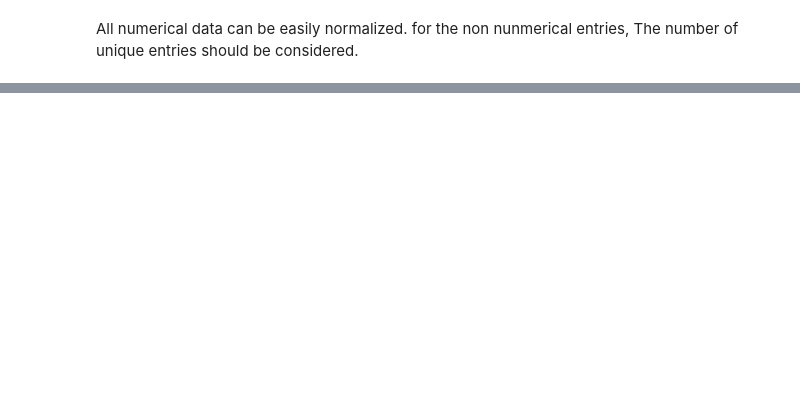
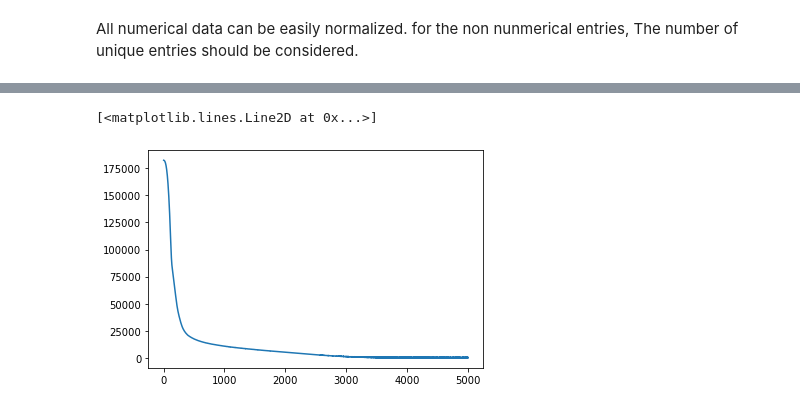
Before and after one commit to seancraven/Level-4-Masters-Project, a Jupyter notebook: Regression_House_Prices_Kaggle/Regression_Notebook.ipynb, the cells around one changed output, grey strips where cells are left out. Drawn from its saved outputs; the diff is of its cells as text; code cells hidden in the pictures; blank space fills up the shorter version.

```diff
--- a/Regression_House_Prices_Kaggle/Regression_Notebook.ipynb
+++ b/Regression_House_Prices_Kaggle/Regression_Notebook.ipynb
@@ -57,0 +52,3 @@ To do
+# %%
+train_data_x = process_input_data(train_data_x)
+val_data_x = process_input_data(val_data_x)
@@ -57,0 +67,11 @@ To do
+# %%
+def build_model():
+    model = models.Sequential()
+    model.add(layers.Dense(256,activation= 'relu',input_shape = (train_data_x.shape[1],)))
+    model.add(layers.Dense(256,activation = 'relu'))
+    model.add(layers.Dense(1))
+    model.compile(optimizer = 'rmsprop',loss = 'mse', metrics = ['mae'])
+    return model
+# %%
+model = build_model()
+history = model.fit(train_data_x,train_data_y, validation_data= (val_data_x,val_data_y),epochs = 500,batch_size = 200)
@@ -57,0 +96,8 @@ To do
+# %%
+mae = history.history['val_mean_absolute_error']
+epochs = range(1,5001)
+# %%
+plt.plot(epochs,mae)
+# %% [output]
+[<matplotlib.lines.Line2D at 0x...>]
+[figure, added]
```
Also changed, not shown: parts of 11 cells of this notebook.
